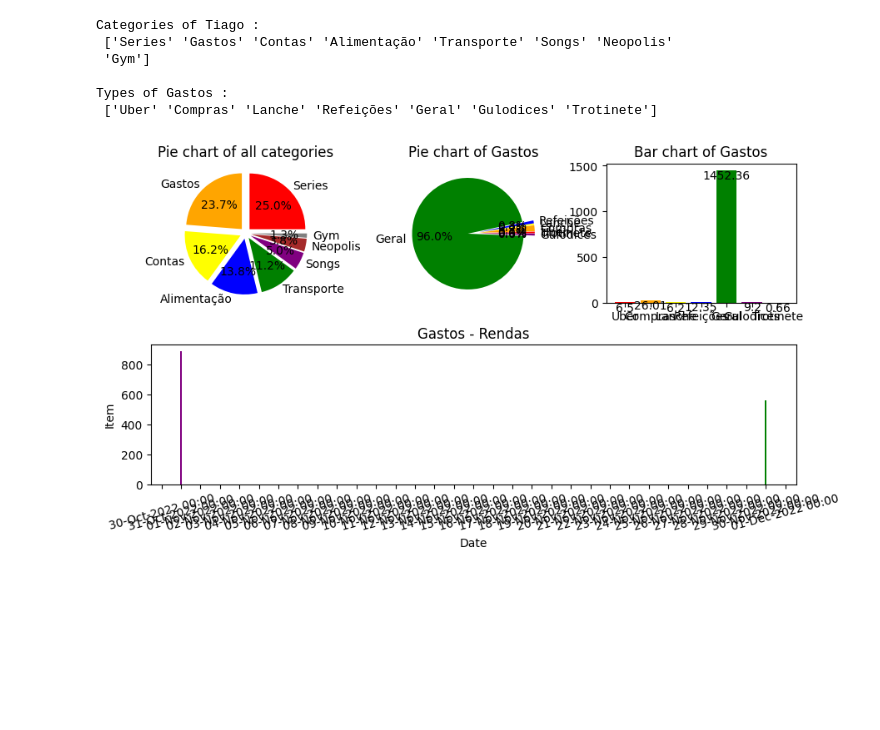
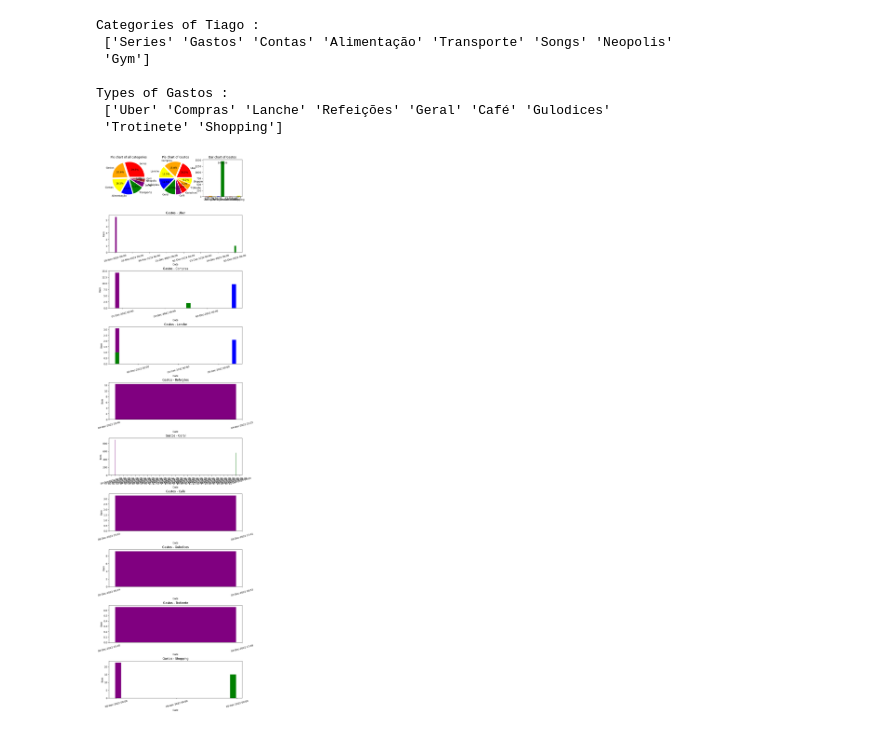
Before and after one commit to tiagoalmeida25/TrackerApp, a Jupyter notebook: Ficheiros/view.ipynb, the cells around one changed output. Saved outputs shown, nothing was run; the diff lists cells and outputs as text; code cells hidden in the pictures; blank space fills up the shorter version.

```diff
--- a/Ficheiros/view.ipynb
+++ b/Ficheiros/view.ipynb
@@ -58,18 +60,21 @@ def pie_chart(df):
     types = df['Type'].unique()
     values = list()
 
-    if df['Item'].dtype == 'float64':
-        for type in types:
-            df_type = df.loc[df['Type'] == type]
-            values.append(df_type['Item'].sum())
+    # if df['Item'].dtype == 'float64':
+    #     for type in types:
+    #         df_type = df.loc[df['Type'] == type]
+    #         values.append(df_type['Item'].sum())
 
-        explode = [0.1 for i in range(len(types))]
-        plt.pie(values, labels=types, explode=explode, autopct='%1.1f%%',colors=['red', 'orange', 'yellow', 'blue', 'green', 'purple'])
-    else:
-        values = df['Type'].value_counts()
+    #     explode = [0.1 for i in range(len(types))]
+    #     plt.pie(values, labels=types, explode=explode, autopct='%1.1f%%',colors=['red', 'orange', 'yellow', 'blue', 'green', 'purple'])
+    # else:
+    values = df['Type'].value_counts()
 
-        explode = [0.1 for i in range(len(types))]
-        plt.pie(values, labels=types, explode=explode, autopct='%1.1f%%',colors=['red', 'orange', 'yellow', 'blue','green','purple'])
+    explode = [0.1 for i in range(len(types))]
+    plt.pie(values, labels=types, explode=explode, autopct='%1.1f%%',colors=['red', 'orange', 'yellow', 'blue','green','purple'])
+
+    # count the frequency of each type
+    # values = df['Type'].value_counts()
 
     plt.title('Pie chart of ' + category)
 
@@ -105,9 +110,9 @@ def bar_chart(df):
 
     plt.title('Bar chart of ' + category)
 # %%
-def plot_in_one(df_category, df_type, df):
-    fig = plt.figure(figsize=(10, 5))
-    gs = GridSpec(nrows=2, ncols=3,hspace = .3)
+def plot_in_one(df_category, df_type, df, types):
+    fig = plt.figure(figsize=(10, 5*len(types)))
+    gs = GridSpec(nrows=len(types)+2, ncols=3,hspace = .5)
 
     ax0 = fig.add_subplot(gs[0, 0])
     pie_chart_all_categories(df)
@@ -118,26 +123,32 @@ def plot_in_one(df_category, df_type, df):
     ax2 = fig.add_subplot(gs[0, 2])
     bar_chart(df_category)
 
-    ax3 = fig.add_subplot(gs[1, :])
-    time_series(type,df_type)
+    for each_type in types:
+        df_type = df_category.loc[df_category['Type'] == each_type]
+        ax3 = fig.add_subplot(gs[types.tolist().index(each_type) + 1, :])
+        time_series(each_type,df_type)
 
     plt.show()
 # %%
 category = 'Gastos'
-type_of = 'Geral'
+type_of = 'Shopping'
+
 
 df_category = get_category_df(df_categories, category)
 df_type = get_type_df(df_category, type_of)
 
+types = df_category['Type'].unique()
+
 print('Categories of', username,':\n', categories)
 print('\nTypes of', category,':\n', df_category['Type'].unique())
 
-plot_in_one(df_category, df_type,df)
+plot_in_one(df_category, df_type,df, types)
 # %% [output]
 Categories of Tiago :
  ['Series' 'Gastos' 'Contas' 'Alimentação' 'Transporte' 'Songs' 'Neopolis'
  'Gym']
 
 Types of Gastos :
- ['Uber' 'Compras' 'Lanche' 'Refeições' 'Geral' 'Gulodices' 'Trotinete']
+ ['Uber' 'Compras' 'Lanche' 'Refeições' 'Geral' 'Café' 'Gulodices'
+ 'Trotinete' 'Shopping']
-[figure, old version]
+[figure, new version]
```
Also changed, not shown: parts of 1 cell of this notebook, 3 other files.
